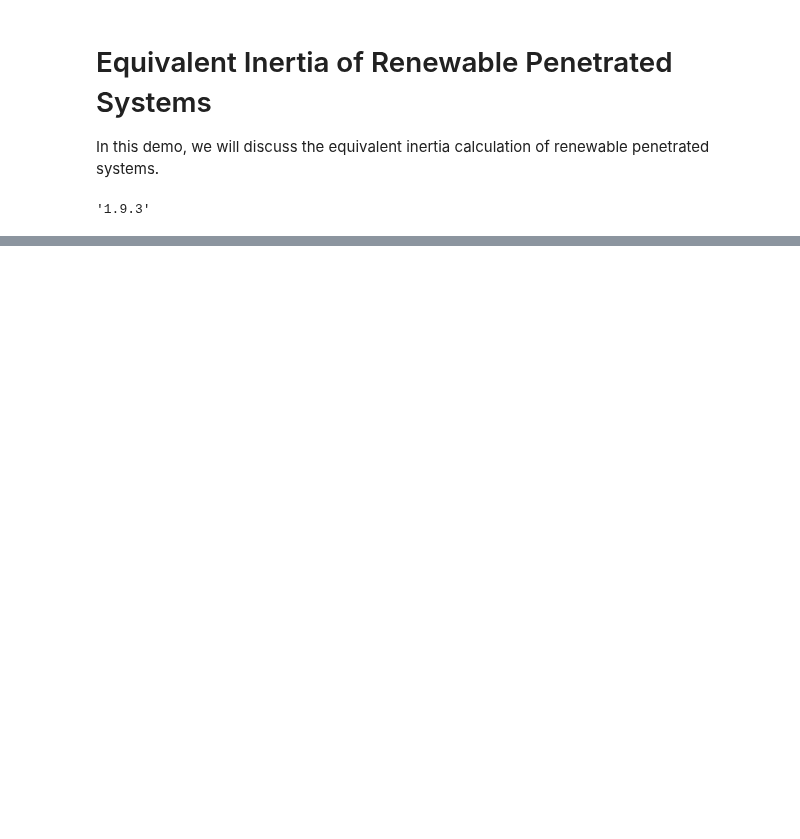
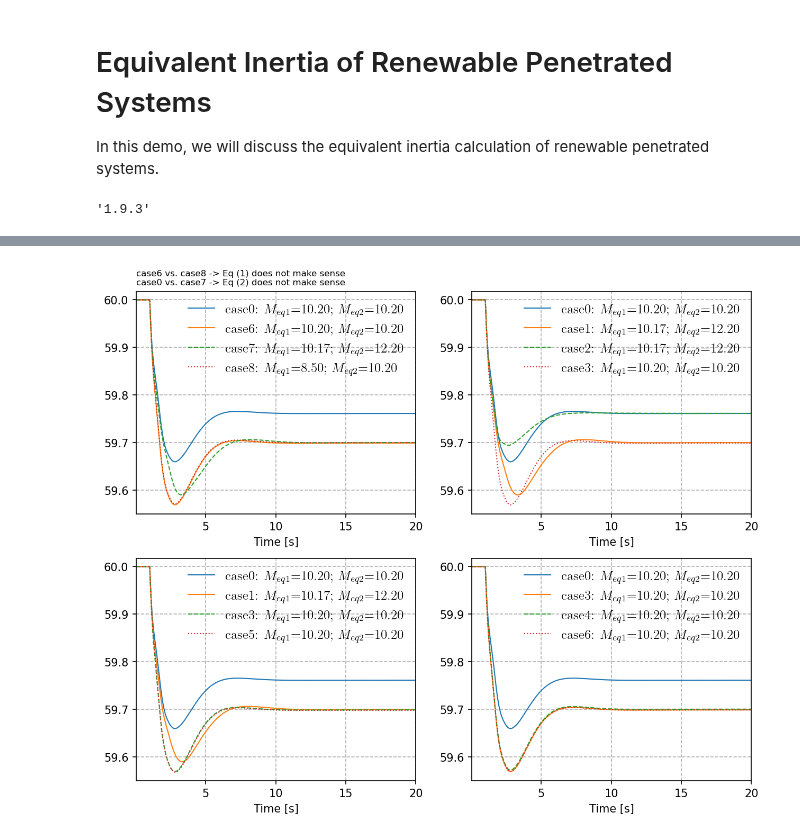
Before and after one commit to CURENT/demo, a Jupyter notebook: demo/equivalent_inertia/equivalent_inertia.ipynb, the cells around one changed output, grey strips where cells are left out. Saved outputs shown, nothing was run; the diff lists cells and outputs as text; code cells hidden in the pictures; blank space fills up the shorter version.

```diff
--- a/demo/equivalent_inertia/equivalent_inertia.ipynb
+++ b/demo/equivalent_inertia/equivalent_inertia.ipynb
@@ -194,0 +212,89 @@ for i, ss, linestyle in zip(range(1, 5),
+# %%
+def eq1(ss):
+    num = np.sum(ss.GENROU.M.vin * ss.GENROU.Sn.v) + np.sum(ss.REGCV1.M.vin * ss.REGCV1.Sn.v)
+    den = np.sum(ss.GENROU.Sn.v.sum() + ss.REGCV1.Sn.v.sum())
+    return num / den
+
+def eq2(ss):
+    num = np.sum(ss.GENROU.M.vin * ss.GENROU.Sn.v) + np.sum(ss.REGCV1.M.vin * ss.REGCV1.Sn.v)
+    den = ss.GENROU.Sn.v.sum()
+    return num / den
+
+for i in range(9):
+    globals()[f'M{i}_eq1'] = eq1(globals()[f's{i}'])
+    globals()[f'M{i}_eq2'] = eq2(globals()[f's{i}'])
+# %%
+plt.style.use(['ieee', 'default'])
+fig, ax = plt.subplots(2, 2, figsize=(10, 8), dpi=150)
+
+a = (0,)
+right = 20
+ymin, ymax = 59.75, 60.02
+
+linestyles = ['-', '-', '--', ':']
+grid_settings = [False, False, False, True]
+loc_settings = [None, None, None, 'upper right']
+frameon_settings = [False, False, False, True]
+right_settings = [None, None, None, right]
+ymin_settings = [None, None, None, 59.55]
+
+cases = [0, 6, 7, 8]
+for i, case in enumerate(cases):
+    s = globals()[f's{case}']
+    yheader = [f'case{case}: $M_{{eq1}}$={globals()[f"M{case}_eq1"]:.2f}; $M_{{eq2}}$={
+        globals()[f"M{case}_eq2"]:.2f}']
+    s.TDS.plt.plot(s.GENROU.omega, a=a,
+                   ytimes=s.config.freq,
+                   yheader=yheader,
+                   linestyles=[linestyles[i]],
+                   ax=ax[0, 0], fig=fig,
+                   grid=grid_settings[i], loc=loc_settings[i],
+                   frameon=frameon_settings[i], right=right_settings[i],
+                   ymin=ymin_settings[i], show=False)
+
+cases = [0, 1, 2, 3]
+for i, case in enumerate(cases):
+    s = globals()[f's{case}']
+    yheader = [f'case{case}: $M_{{eq1}}$={globals()[f"M{case}_eq1"]:.2f}; $M_{{eq2}}$={
+        globals()[f"M{case}_eq2"]:.2f}']
+    s.TDS.plt.plot(s.GENROU.omega, a=a,
+                   ytimes=s.config.freq,
+                   yheader=yheader,
+                   linestyles=[linestyles[i]],
+                   ax=ax[0, 1], fig=fig,
+                   grid=grid_settings[i], loc=loc_settings[i],
+                   frameon=frameon_settings[i], right=right_settings[i],
+                   ymin=ymin_settings[i], show=False)
+
+cases = [0, 1, 3, 5]
+for i, case in enumerate(cases):
+    s = globals()[f's{case}']
+    yheader = [f'case{case}: $M_{{eq1}}$={globals()[f"M{case}_eq1"]:.2f}; $M_{{eq2}}$={
+        globals()[f"M{case}_eq2"]:.2f}']
+    s.TDS.plt.plot(s.GENROU.omega, a=a,
+                   ytimes=s.config.freq,
+                   yheader=yheader,
+                   linestyles=[linestyles[i]],
+                   ax=ax[1, 0], fig=fig,
+                   grid=grid_settings[i], loc=loc_settings[i],
+                   frameon=frameon_settings[i], right=right_settings[i],
+                   ymin=ymin_settings[i], show=False)
+
+cases = [0, 3, 4, 6]
+for i, case in enumerate(cases):
+    s = globals()[f's{case}']
+    yheader = [f'case{case}: $M_{{eq1}}$={globals()[f"M{case}_eq1"]:.2f}; $M_{{eq2}}$={
+        globals()[f"M{case}_eq2"]:.2f}']
+    s.TDS.plt.plot(s.GENROU.omega, a=a,
+                   ytimes=s.config.freq,
+                   yheader=yheader,
+                   linestyles=[linestyles[i]],
+                   ax=ax[1, 1], fig=fig,
+                   grid=grid_settings[i], loc=loc_settings[i],
+                   frameon=frameon_settings[i], right=right_settings[i],
+                   ymin=ymin_settings[i], show=False)
+
+ax[0, 0].set_title(loc='left', fontdict={'fontsize': 8},
+                   label='case6 vs. case8 -> Eq (1) does not make sense' +
+                   '\ncase0 vs. case7 -> Eq (2) does not make sense')
+# %% [output]
@@ -194,0 +302 @@ for i, ss, linestyle in zip(range(1, 5),
+[figure, added]
```
Also changed, not shown: parts of 11 cells of this notebook.
